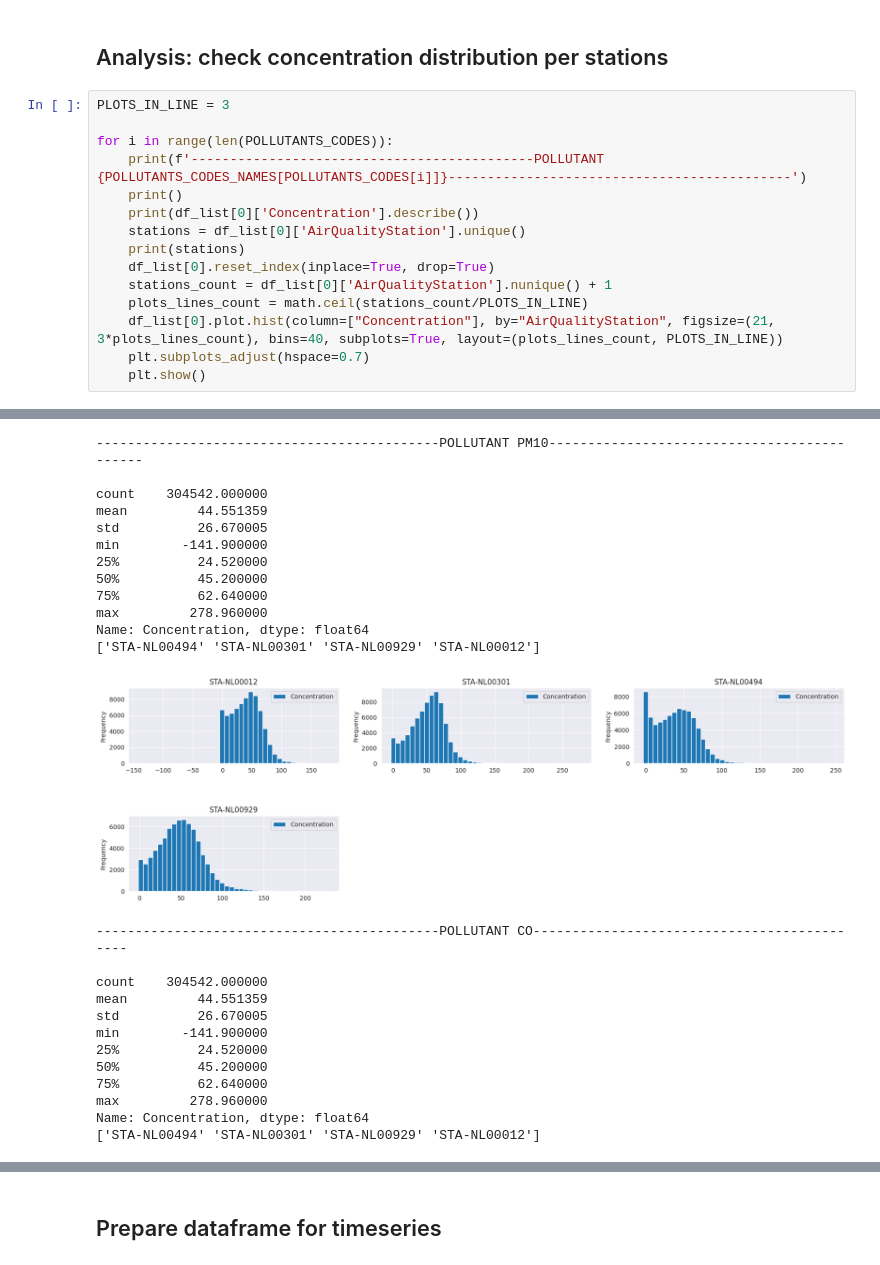
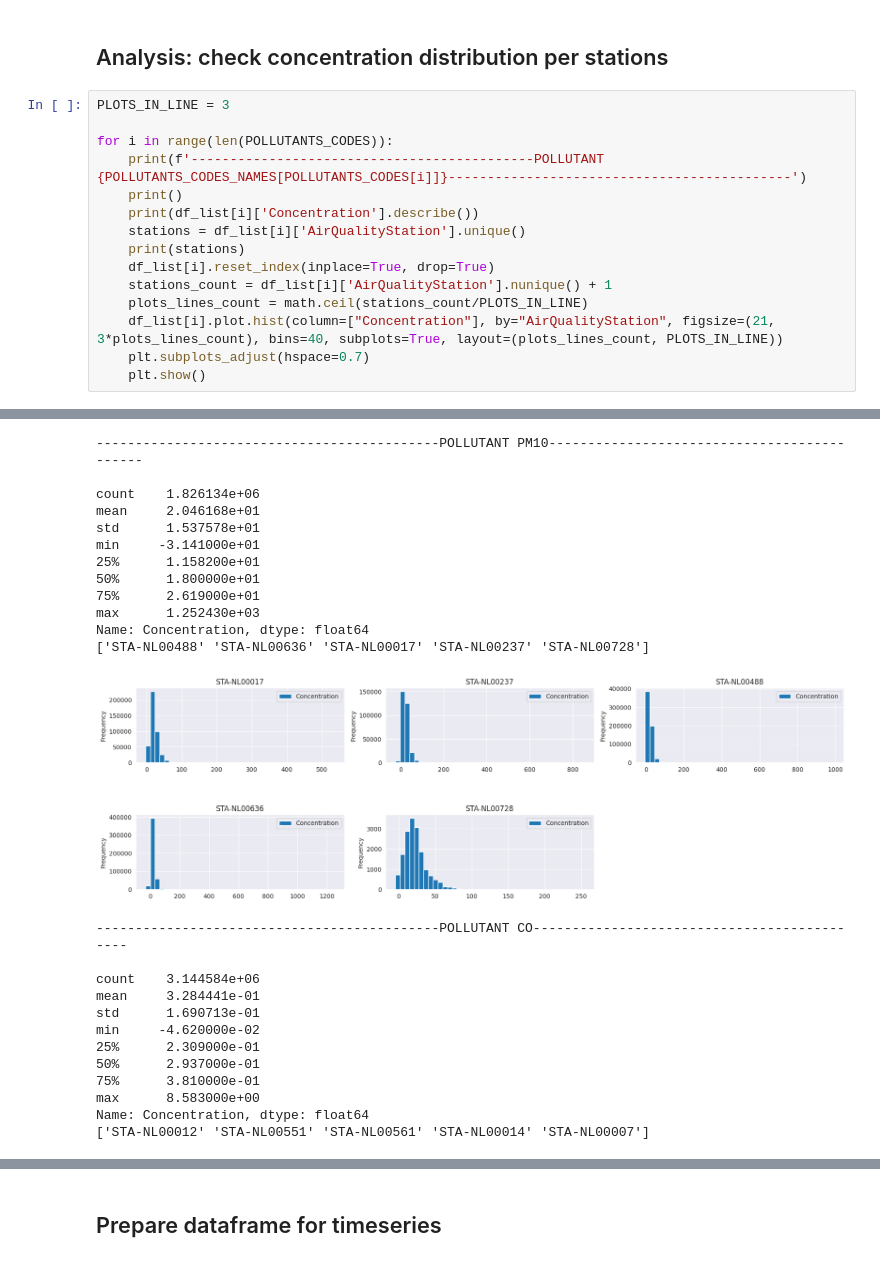
Before and after one commit to AlexandraNasonova/air_pollution_predict, a Jupyter notebook: airpollpredictor/eda/aqeda.ipynb, the cells around one changed output, grey strips where cells are left out. Saved outputs shown, nothing was run; the diff lists cells and outputs as text.

Commit message:
eda analysis for aqi. Added mean concentraion grouped by stration area timeseries. Plus minor fixes

```diff
--- a/airpollpredictor/eda/aqeda.ipynb
+++ b/airpollpredictor/eda/aqeda.ipynb
@@ -160,13 +164,13 @@ PLOTS_IN_LINE = 3
 for i in range(len(POLLUTANTS_CODES)):
     print(f'--------------------------------------------POLLUTANT {POLLUTANTS_CODES_NAMES[POLLUTANTS_CODES[i]]}--------------------------------------------')
     print()
-    print(df_list[0]['Concentration'].describe())
-    stations = df_list[0]['AirQualityStation'].unique()
+    print(df_list[i]['Concentration'].describe())
+    stations = df_list[i]['AirQualityStation'].unique()
     print(stations)
-    df_list[0].reset_index(inplace=True, drop=True)
-    stations_count = df_list[0]['AirQualityStation'].nunique() + 1
+    df_list[i].reset_index(inplace=True, drop=True)
+    stations_count = df_list[i]['AirQualityStation'].nunique() + 1
     plots_lines_count = math.ceil(stations_count/PLOTS_IN_LINE)
-    df_list[0].plot.hist(column=["Concentration"], by="AirQualityStation", figsize=(21, 3*plots_lines_count), bins=40, subplots=True, layout=(plots_lines_count, PLOTS_IN_LINE))
+    df_list[i].plot.hist(column=["Concentration"], by="AirQualityStation", figsize=(21, 3*plots_lines_count), bins=40, subplots=True, layout=(plots_lines_count, PLOTS_IN_LINE))
     plt.subplots_adjust(hspace=0.7)
     plt.show()
 # %% [output]
@@ -199,25 +203,25 @@ Name: Concentration, dtype: float64
 --------------------------------------------POLLUTANT PM10--------------------------------------------
 
-count    304542.000000
-mean         44.551359
-std          26.670005
-min        -141.900000
-25%          24.520000
-50%          45.200000
-75%          62.640000
-max         278.960000
+count    1.826134e+06
+mean     2.046168e+01
+std      1.537578e+01
+min     -3.141000e+01
+25%      1.158200e+01
+50%      1.800000e+01
+75%      2.619000e+01
+max      1.252430e+03
 Name: Concentration, dtype: float64
-['STA-NL00494' 'STA-NL00301' 'STA-NL00929' 'STA-NL00012']
+['STA-NL00488' 'STA-NL00636' 'STA-NL00017' 'STA-NL00237' 'STA-NL00728']
-[figure, old version]
+[figure, new version]
 --------------------------------------------POLLUTANT CO--------------------------------------------
 
-count    304542.000000
-mean         44.551359
-std          26.670005
-min        -141.900000
-25%          24.520000
-50%          45.200000
-75%          62.640000
-max         278.960000
+count    3.144584e+06
+mean     3.284441e-01
+std      1.690713e-01
+min     -4.620000e-02
+25%      2.309000e-01
+50%      2.937000e-01
+75%      3.810000e-01
+max      8.583000e+00
 Name: Concentration, dtype: float64
-['STA-NL00494' 'STA-NL00301' 'STA-NL00929' 'STA-NL00012']
+['STA-NL00012' 'STA-NL00551' 'STA-NL00561' 'STA-NL00014' 'STA-NL00007']
```
Also changed, not shown: parts of 15 cells of this notebook.
